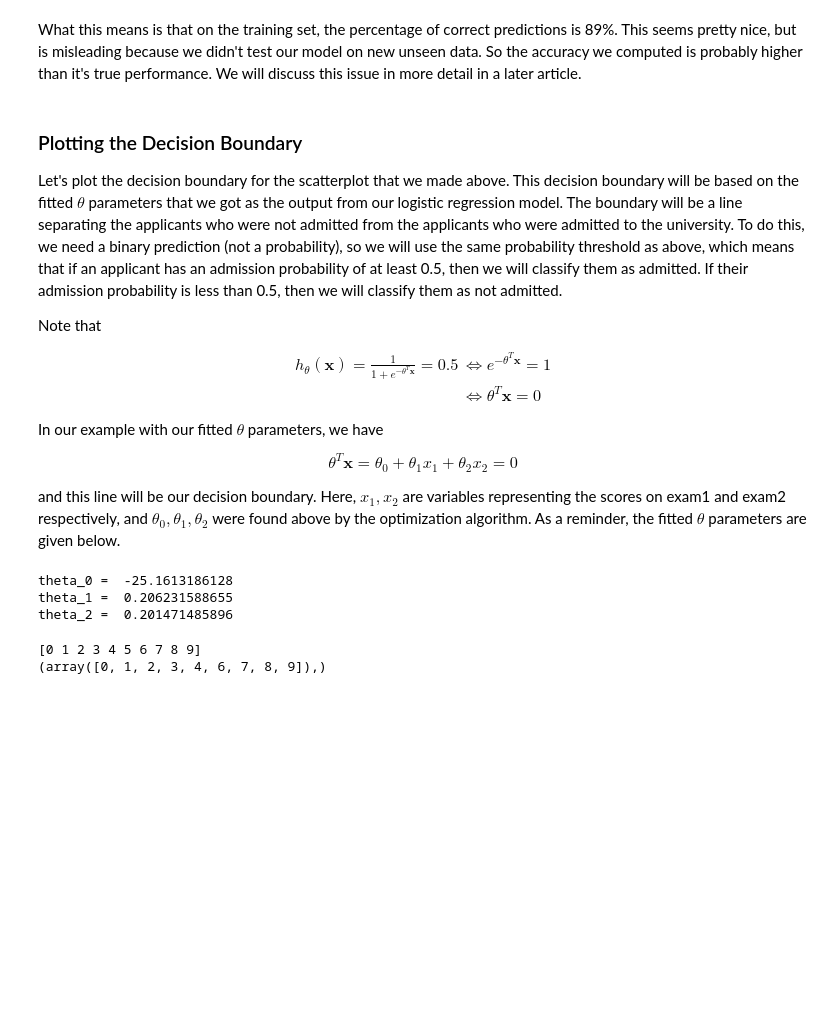
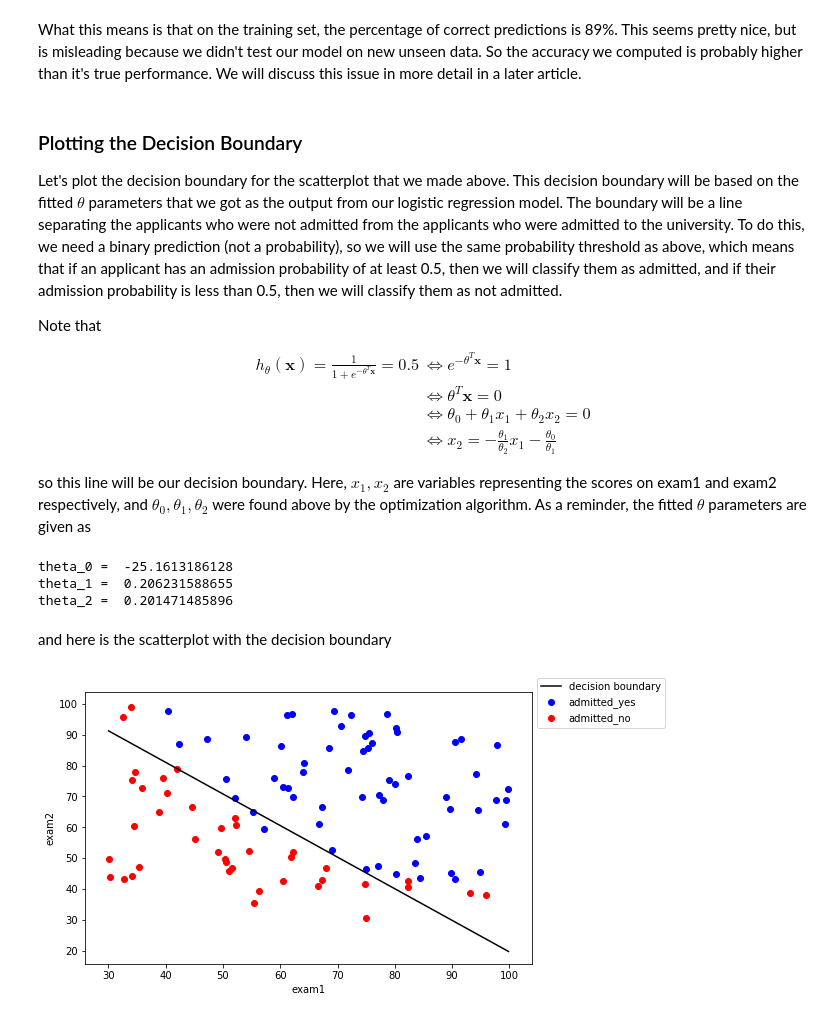
Before and after one commit to marty-vanhoof/Maching_Learning, a Jupyter notebook: Logistic_Regression/Logistic_Regression.ipynb, the cells around one changed output. Saved outputs shown, nothing was run; the diff lists cells and outputs as text; code cells hidden in the pictures; blank space fills up the shorter version.

Commit message:
Finish plotting decision boundary

```diff
--- a/Logistic_Regression/Logistic_Regression.ipynb
+++ b/Logistic_Regression/Logistic_Regression.ipynb
@@ -133,12 +133,26 @@ The scatterplot below seems to suggest that if some function of the exam scores
 # %%
-fig, ax = plt.subplots(figsize = (8,5))
+def scatterplot(decision_boundary = False):
+    '''Plot the training data using a scatterplot.
+    If decision_boundary is set to True, then plot the boundary.
+    Note that the theta parameters are not actually defined yet.'''
 
-plt.scatter(admitted_yes.exam1, admitted_yes.exam2, color = 'blue', label = 'admitted_yes')
-plt.scatter(admitted_no.exam1, admitted_no.exam2, color = 'red', label = 'admitted_no')
-plt.xlabel('exam1')
-plt.ylabel('exam2')
-plt.legend(bbox_to_anchor = (1,0.85), loc = 3)
-plt.show()
+    fig, ax = plt.subplots(figsize = (8,5))
+
+    if decision_boundary:
+        # plot the decision boundary
+        x1 = np.linspace(df.exam1.min(), df.exam1.max(), 50)
+        x2 = (-theta_1/theta_2)*x1 - (theta_0/theta_1)
+        plt.plot(x1, x2, color = 'black', label = 'decision boundary')
+
+    # plot the training data
+    plt.scatter(admitted_yes.exam1, admitted_yes.exam2, color = 'blue', label = 'admitted_yes')
+    plt.scatter(admitted_no.exam1, admitted_no.exam2, color = 'red', label = 'admitted_no')
+    plt.xlabel('exam1')
+    plt.ylabel('exam2')
+    plt.legend(bbox_to_anchor = (1,0.85), loc = 3)
+    plt.show()
+
+scatterplot()
 # %% [output]
 [figure]
 # %% [markdown]
@@ -430,20 +444,18 @@ What this means is that on the training set, the percentage of correct predictio
 # %% [markdown]
 ### Plotting the Decision Boundary
 
-Let's plot the decision boundary for the scatterplot that we made above.  This decision boundary will be based on the fitted $\theta$ parameters that we got as the output from our logistic regression model.  The boundary will be a line separating the applicants who were not admitted from the applicants who were admitted to the university.  To do this, we need a binary prediction (not a probability), so we will use the same probability threshold as above, which means that if an applicant has an admission probability of at least 0.5, then we will classify them as admitted.  If their admission probability is less than 0.5, then we will classify them as not admitted.
+Let's plot the decision boundary for the scatterplot that we made above.  This decision boundary will be based on the fitted $\theta$ parameters that we got as the output from our logistic regression model.  The boundary will be a line separating the applicants who were not admitted from the applicants who were admitted to the university.  To do this, we need a binary prediction (not a probability), so we will use the same probability threshold as above, which means that if an applicant has an admission probability of at least 0.5, then we will classify them as admitted, and if their admission probability is less than 0.5, then we will classify them as not admitted.
 
 Note that
 
 \begin{align*}
 h_\theta(\mathbf{x}) = \frac{1}{1 + e^{-\theta^T \mathbf{x}}} = 0.5 &\Longleftrightarrow e^{-\theta^T \mathbf{x}} = 1 \\
-                                                                    &\Longleftrightarrow \theta^T \mathbf{x} = 0
+                                                                    &\Longleftrightarrow \theta^T \mathbf{x} = 0 \\
+                                                                    &\Longleftrightarrow \theta_0 + \theta_1 x_1 + \theta_2 x_2 = 0 \\
+                                                                    &\Longleftrightarrow x_2 = -\frac{\theta_1}{\theta_2} x_1 - \frac{\theta_0}{\theta_1}
 \end{align*}
 
-In our example with our fitted $\theta$ parameters, we have
-
-$$ \theta^T \mathbf{x} = \theta_0 + \theta_1 x_1 + \theta_2 x_2 = 0  $$
-
-and this line will be our decision boundary.  Here, $x_1, x_2$ are variables representing the scores on exam1 and exam2 respectively, and $\theta_0, \theta_1, \theta_2$ were found above by the optimization algorithm.  As a reminder, the fitted $\theta$ parameters are given below.
+so this line will be our decision boundary.  Here, $x_1, x_2$ are variables representing the scores on exam1 and exam2 respectively, and $\theta_0, \theta_1, \theta_2$ were found above by the optimization algorithm.  As a reminder, the fitted $\theta$ parameters are given as
 # %%
 print( 'theta_0 = ', theta_0 )
 print( 'theta_1 = ', theta_1 )
@@ -452,12 +464,9 @@ print( 'theta_2 = ', theta_2 )
 theta_0 =  -25.1613186128
 theta_1 =  0.206231588655
 theta_2 =  0.201471485896
-# %%
-import random
-
-arr = np.arange(0,10)
-print( arr )
-print( np.where(arr != 5) )
-# %% [output]
-[0 1 2 3 4 5 6 7 8 9]
-(array([0, 1, 2, 3, 4, 6, 7, 8, 9]),)
+# %% [markdown]
+and here is the scatterplot with the decision boundary
+# %%
+scatterplot(decision_boundary = True)
+# %% [output]
+[figure, added]
```
Also changed, not shown: parts of 2 cells of this notebook.
